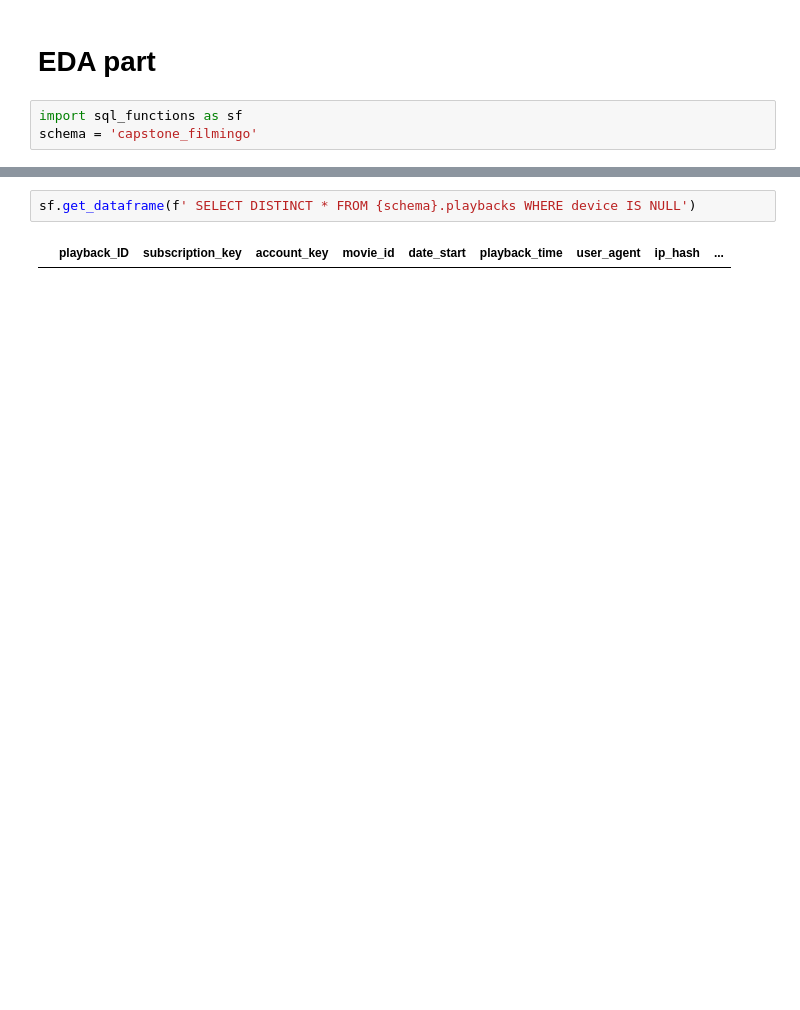
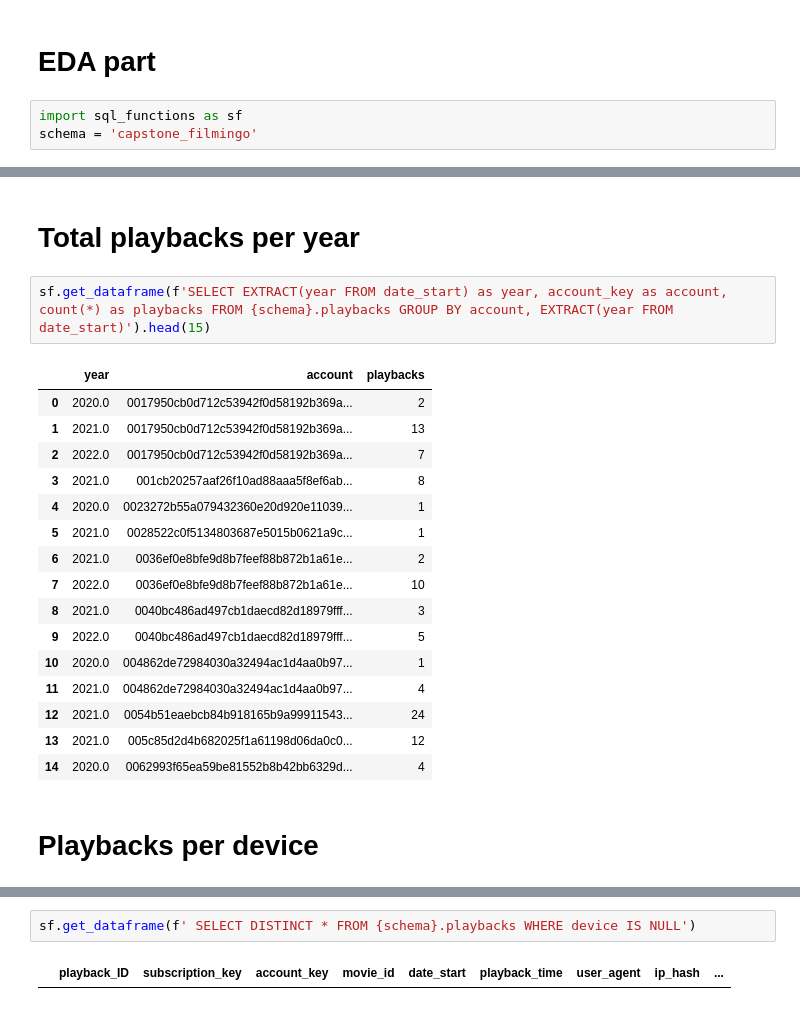
Before and after one commit to elisicke/Data-Analyst-Capstone-Project, a Jupyter notebook: EDA_phillipp.ipynb, the cells around one changed output, grey strips where cells are left out. Cells and saved outputs as stored; diff of their text form; blank space fills up the shorter version.

```diff
--- a/EDA_phillipp.ipynb
+++ b/EDA_phillipp.ipynb
@@ -114,0 +143,23 @@ schema = 'capstone_filmingo'
+# %% [markdown]
+# Total playbacks per year
+# %%
+sf.get_dataframe(f'SELECT EXTRACT(year FROM date_start) as year, account_key as account, count(*) as playbacks FROM {schema}.playbacks GROUP BY account, EXTRACT(year FROM date_start)').head(15)
+# %% [output]
+|  | year | account | playbacks |
+| 0 | 2020.0 | 0017950cb0d712c53942f0d58192b369a... | 2 |
+| 1 | 2021.0 | 0017950cb0d712c53942f0d58192b369a... | 13 |
+| 2 | 2022.0 | 0017950cb0d712c53942f0d58192b369a... | 7 |
+| 3 | 2021.0 | 001cb20257aaf26f10ad88aaa5f8ef6ab... | 8 |
+| 4 | 2020.0 | 0023272b55a079432360e20d920e11039... | 1 |
+| 5 | 2021.0 | 0028522c0f5134803687e5015b0621a9c... | 1 |
+| 6 | 2021.0 | 0036ef0e8bfe9d8b7feef88b872b1a61e... | 2 |
+| 7 | 2022.0 | 0036ef0e8bfe9d8b7feef88b872b1a61e... | 10 |
+| 8 | 2021.0 | 0040bc486ad497cb1daecd82d18979fff... | 3 |
+| 9 | 2022.0 | 0040bc486ad497cb1daecd82d18979fff... | 5 |
+| 10 | 2020.0 | 004862de72984030a32494ac1d4aa0b97... | 1 |
+| 11 | 2021.0 | 004862de72984030a32494ac1d4aa0b97... | 4 |
+| 12 | 2021.0 | 0054b51eaebcb84b918165b9a99911543... | 24 |
+| 13 | 2021.0 | 005c85d2d4b682025f1a61198d06da0c0... | 12 |
+| 14 | 2020.0 | 0062993f65ea59be81552b8b42bb6329d... | 4 |
+# %% [markdown]
+# Playbacks per device
```
Also changed, not shown: parts of 18 cells of this notebook.
